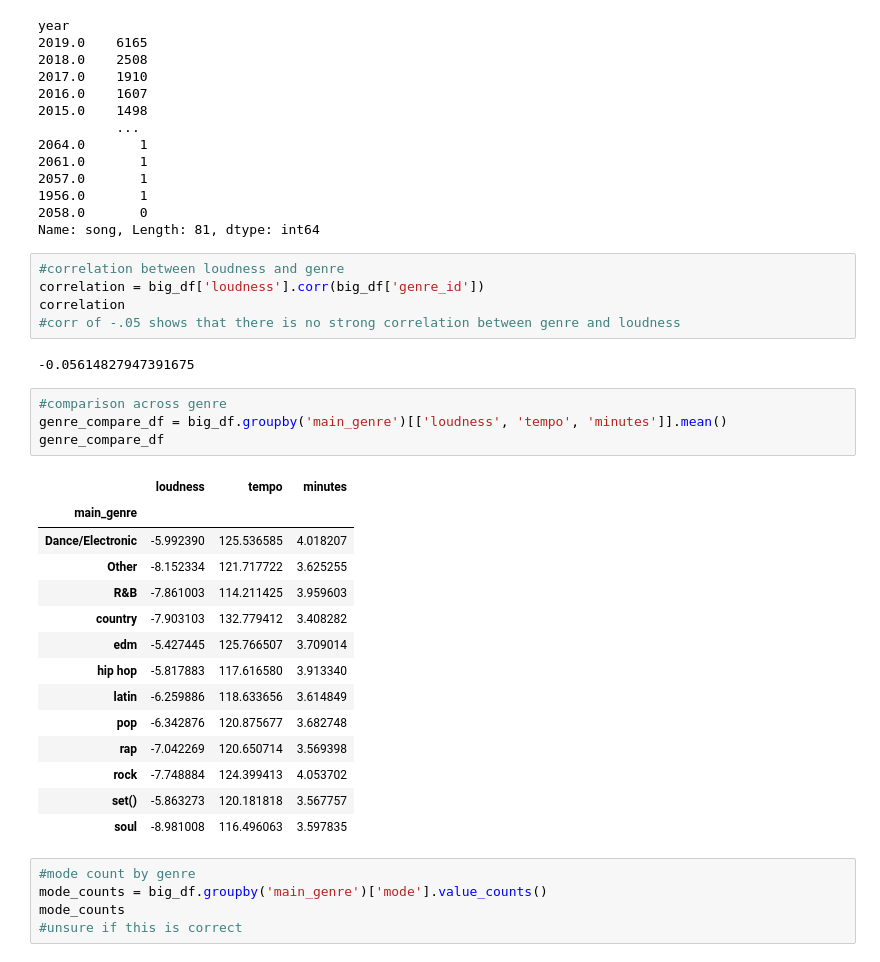
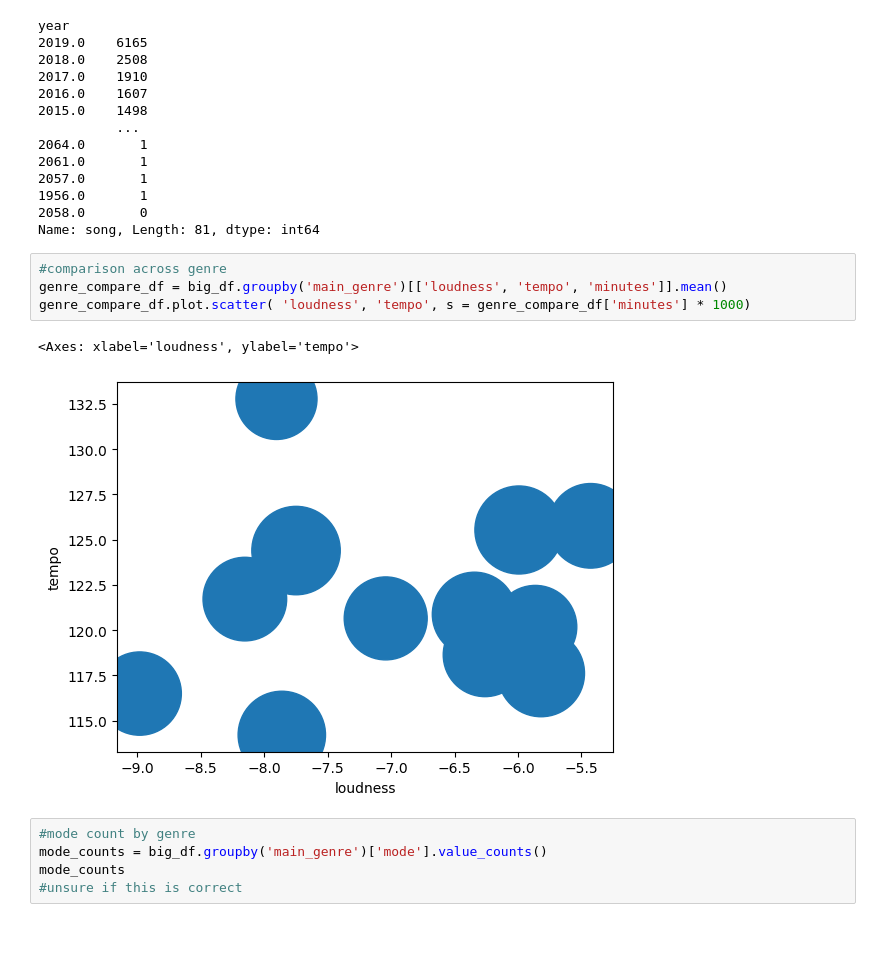
Before and after one commit to tmartabano/Project-for-Data-Munging, a Jupyter notebook: Final_Project_Data2.ipynb, the cells around one changed output. Saved outputs shown, nothing was run; the diff lists cells and outputs as text; blank space fills up the shorter version.

Commit message:
got rid of correlation

```diff
--- a/Final_Project_Data2.ipynb
+++ b/Final_Project_Data2.ipynb
@@ -223,32 +232,13 @@ year
 1956.0       1
 2058.0       0
 Name: song, Length: 81, dtype: int64
-# %%
-#correlation between loudness and genre
-correlation = big_df['loudness'].corr(big_df['genre_id'])
-correlation
-#corr of -.05 shows that there is no strong correlation between genre and loudness
-# %% [output]
--0.05614827947391675
 # %%
 #comparison across genre
 genre_compare_df = big_df.groupby('main_genre')[['loudness', 'tempo', 'minutes']].mean()
-genre_compare_df
+genre_compare_df.plot.scatter( 'loudness', 'tempo', s = genre_compare_df['minutes'] * 1000)
 # %% [output]
-|  | loudness | tempo | minutes |
-| main_genre |  |  |  |
-| Dance/Electronic | -5.992390 | 125.536585 | 4.018207 |
-| Other | -8.152334 | 121.717722 | 3.625255 |
-| R&B | -7.861003 | 114.211425 | 3.959603 |
-| country | -7.903103 | 132.779412 | 3.408282 |
-| edm | -5.427445 | 125.766507 | 3.709014 |
-| hip hop | -5.817883 | 117.616580 | 3.913340 |
-| latin | -6.259886 | 118.633656 | 3.614849 |
-| pop | -6.342876 | 120.875677 | 3.682748 |
-| rap | -7.042269 | 120.650714 | 3.569398 |
-| rock | -7.748884 | 124.399413 | 4.053702 |
-| set() | -5.863273 | 120.181818 | 3.567757 |
-| soul | -8.981008 | 116.496063 | 3.597835 |
+<Axes: xlabel='loudness', ylabel='tempo'>
+[figure, added]
 # %%
 #mode count by genre
 mode_counts = big_df.groupby('main_genre')['mode'].value_counts()
```
Also changed, not shown: parts of 1 cell of this notebook, 1 other file.
